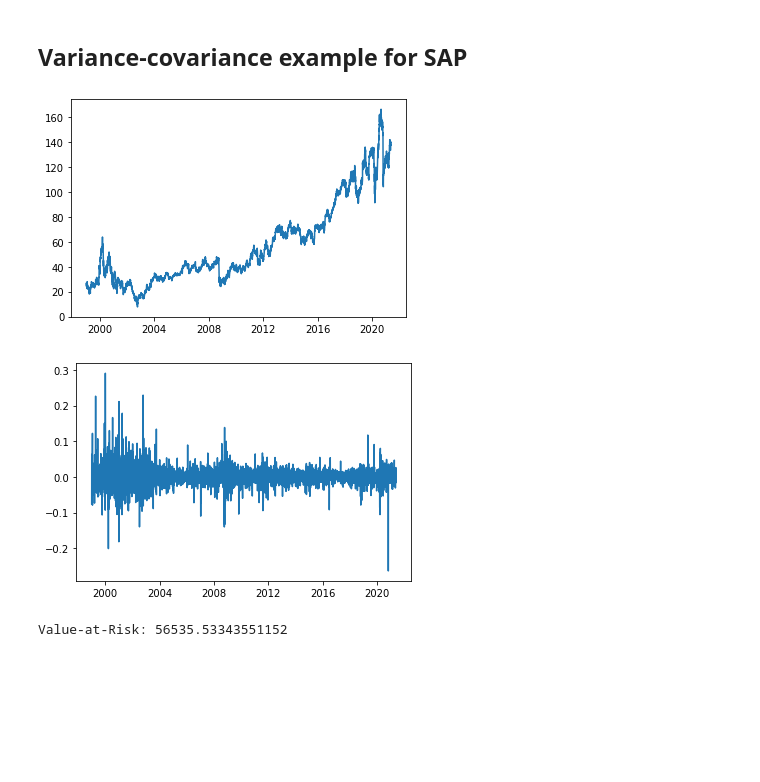
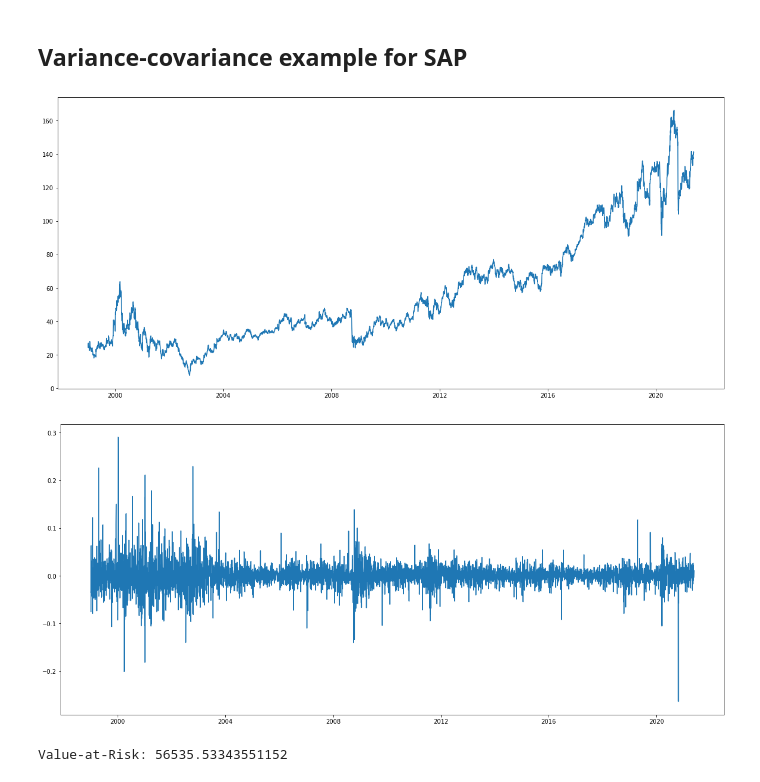
Before and after one commit to 4art/quant, a Jupyter notebook: VaR variance-covariance.ipynb, the cells around one changed output. Saved outputs shown, nothing was run; the diff lists cells and outputs as text; code cells hidden in the pictures; blank space fills up the shorter version.

Commit message:
fixed charts

```diff
--- a/VaR variance-covariance.ipynb
+++ b/VaR variance-covariance.ipynb
@@ -13,15 +13,17 @@ import pandas_datareader.data as web
 # %%
 today = date.today()
 from_date = datetime(1999,1,1)
 sap = web.DataReader("SAP", 'yahoo', from_date, today)
+plt.subplots(figsize=(20, 9))
 plt.plot(sap["Adj Close"]);
 # %% [output]
-[figure, old version]
+[figure, new version]
 # %%
 sap['Log_ret'] = np.log(sap["Adj Close"]).diff()
+plt.subplots(figsize=(20, 9))
 plt.plot(sap["Log_ret"]);
 # %% [output]
-[figure, old version]
+[figure, new version]
 # %%
 def var_cov_var(P, c, mu, sigma):
     """
```
Also changed, not shown: 1 other file.
